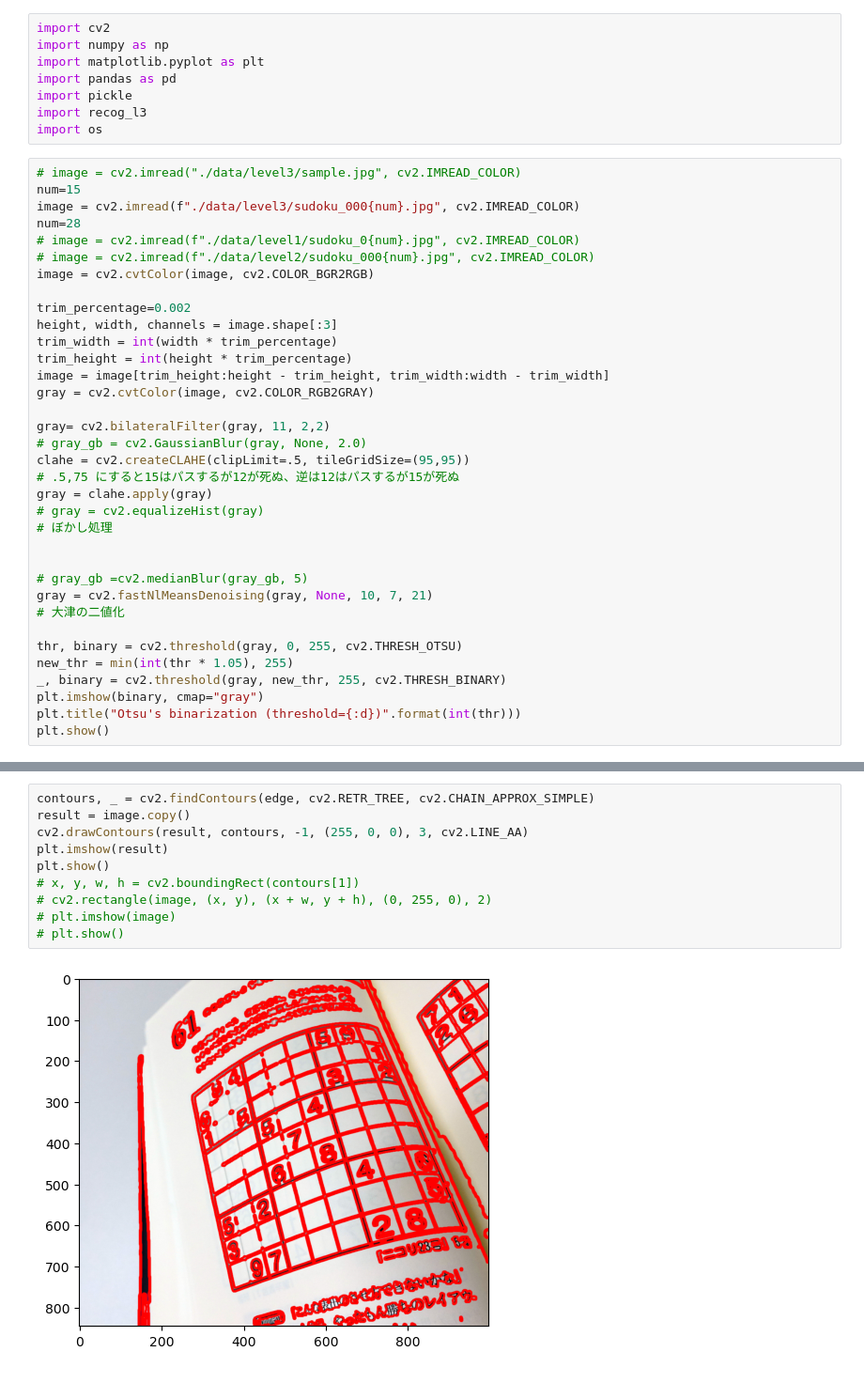
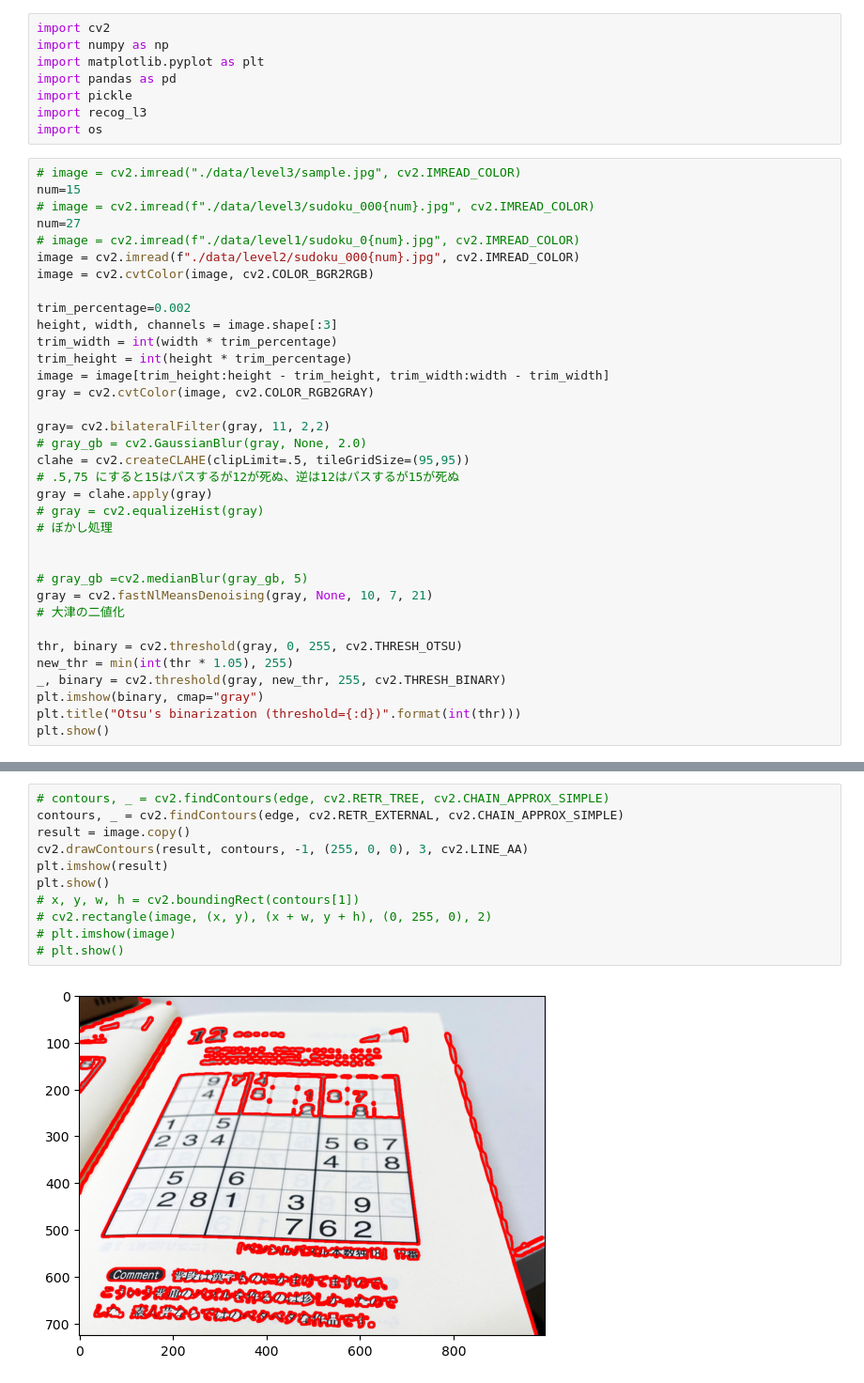
Before and after one commit to hakoshie/sudoku, a Jupyter notebook: recog_l3.ipynb, the cells around one changed output, grey strips where cells are left out. Shown at 94% size. Cells and saved outputs as stored; diff of their text form.

```diff
--- a/recog_l3.ipynb
+++ b/recog_l3.ipynb
@@ -9,10 +9,10 @@ import os
 # %%
 # image = cv2.imread("./data/level3/sample.jpg", cv2.IMREAD_COLOR)
 num=15
-image = cv2.imread(f"./data/level3/sudoku_000{num}.jpg", cv2.IMREAD_COLOR)
-num=28
+# image = cv2.imread(f"./data/level3/sudoku_000{num}.jpg", cv2.IMREAD_COLOR)
+num=27
 # image = cv2.imread(f"./data/level1/sudoku_0{num}.jpg", cv2.IMREAD_COLOR)
-# image = cv2.imread(f"./data/level2/sudoku_000{num}.jpg", cv2.IMREAD_COLOR)
+image = cv2.imread(f"./data/level2/sudoku_000{num}.jpg", cv2.IMREAD_COLOR)
 image = cv2.cvtColor(image, cv2.COLOR_BGR2RGB)
 
 trim_percentage=0.002
@@ -56,15 +56,16 @@ plt.show()
 # %%
-contours, _ = cv2.findContours(edge, cv2.RETR_TREE, cv2.CHAIN_APPROX_SIMPLE)
+# contours, _ = cv2.findContours(edge, cv2.RETR_TREE, cv2.CHAIN_APPROX_SIMPLE)
+contours, _ = cv2.findContours(edge, cv2.RETR_EXTERNAL, cv2.CHAIN_APPROX_SIMPLE)
 result = image.copy()
 cv2.drawContours(result, contours, -1, (255, 0, 0), 3, cv2.LINE_AA)
 plt.imshow(result)
 plt.show()
 # x, y, w, h = cv2.boundingRect(contours[1])
 # cv2.rectangle(image, (x, y), (x + w, y + h), (0, 255, 0), 2)
 # plt.imshow(image)
 # plt.show()
 # %% [output]
-[figure, old version]
+[figure, new version]
 # %%
 longest_cnt = None
 max_length = 0.0
```
Also changed, not shown: parts of 8 cells of this notebook, 2 other files.
